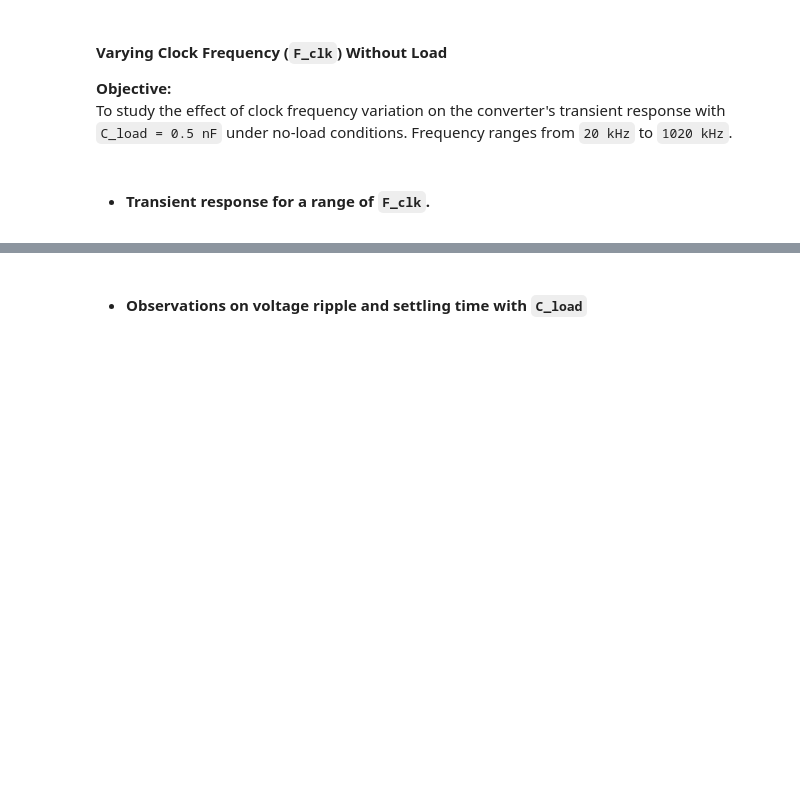
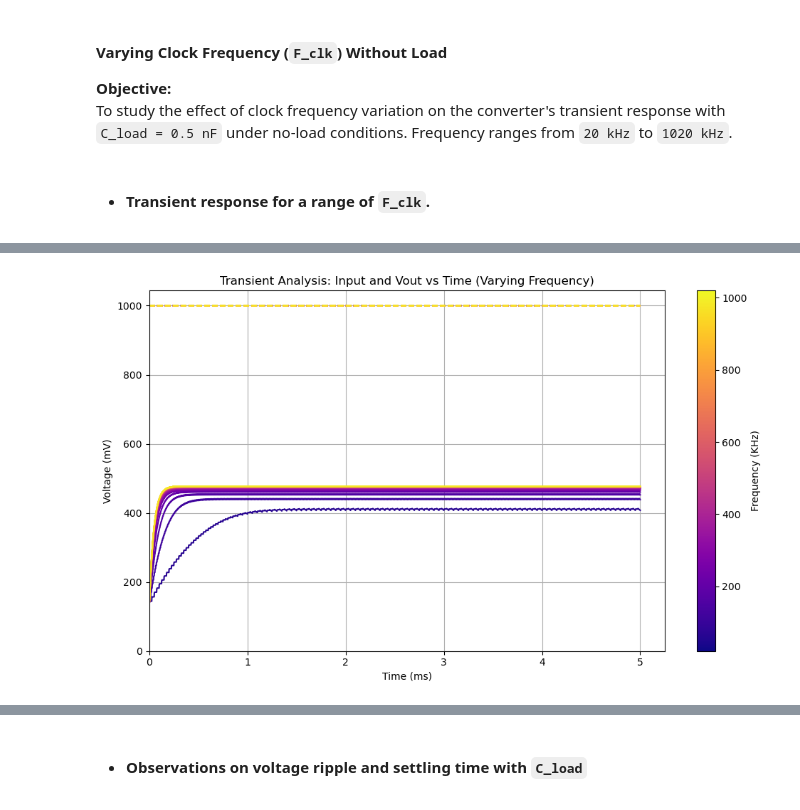
Before and after one commit to imran-nazir0011/minor-project-7th-sem, a Jupyter notebook: transient_analysis.ipynb, the cells around one changed output, grey strips where cells are left out. Drawn from its saved outputs; the diff is of its cells as text; code cells hidden in the pictures; blank space fills up the shorter version.

```diff
--- a/transient_analysis.ipynb
+++ b/transient_analysis.ipynb
@@ -202,0 +247,30 @@ print(sweep_frequencies)
+# %%
+
+palette = sns.color_palette("plasma", len(sweep_frequencies))
+
+
+plt.figure(figsize=(10, 6))
+
+for i, freq in enumerate(sorted(sweep_frequencies)):
+    df_freq = df3[df3['Frequency (KHz)'] == freq]
+    color = palette[i]  # Assign color based on frequency
+    plt.plot(df_freq['Time (ms)'], df_freq['Input (mV)'], color=color, linestyle='--', label=f'Input @ {freq} KHz')
+    plt.plot(df_freq['Time (ms)'], df_freq['Vout (mV)'], color=color, label=f'Vout @ {freq} KHz')
+
+plt.xlabel('Time (ms)')
+plt.ylabel('Voltage (mV)')
+plt.title('Transient Analysis: Input and Vout vs Time (Varying Frequency)')
+plt.grid(True)
+
+plt.xlim(left=0)
+plt.ylim(bottom=0)
+
+sm = plt.cm.ScalarMappable(cmap="plasma", norm=plt.Normalize(vmin=min(sweep_frequencies), vmax=max(sweep_frequencies)))
+sm.set_array([])
+cbar = plt.colorbar(sm)
+cbar.set_label('Frequency (KHz)')
+
+plt.tight_layout()
+plt.show()
+# %% [output]
+[figure, added]
```
Also changed, not shown: parts of 15 cells of this notebook, 1 other file.
